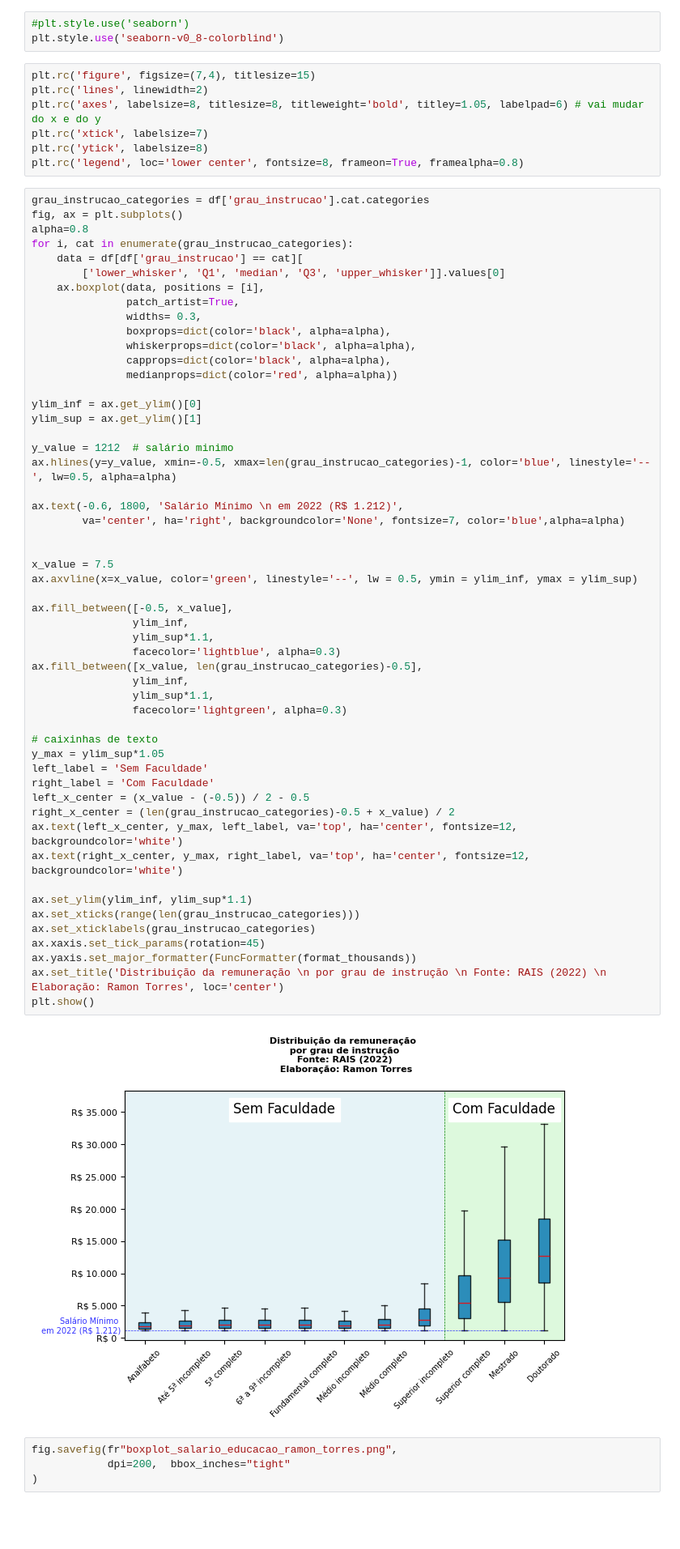
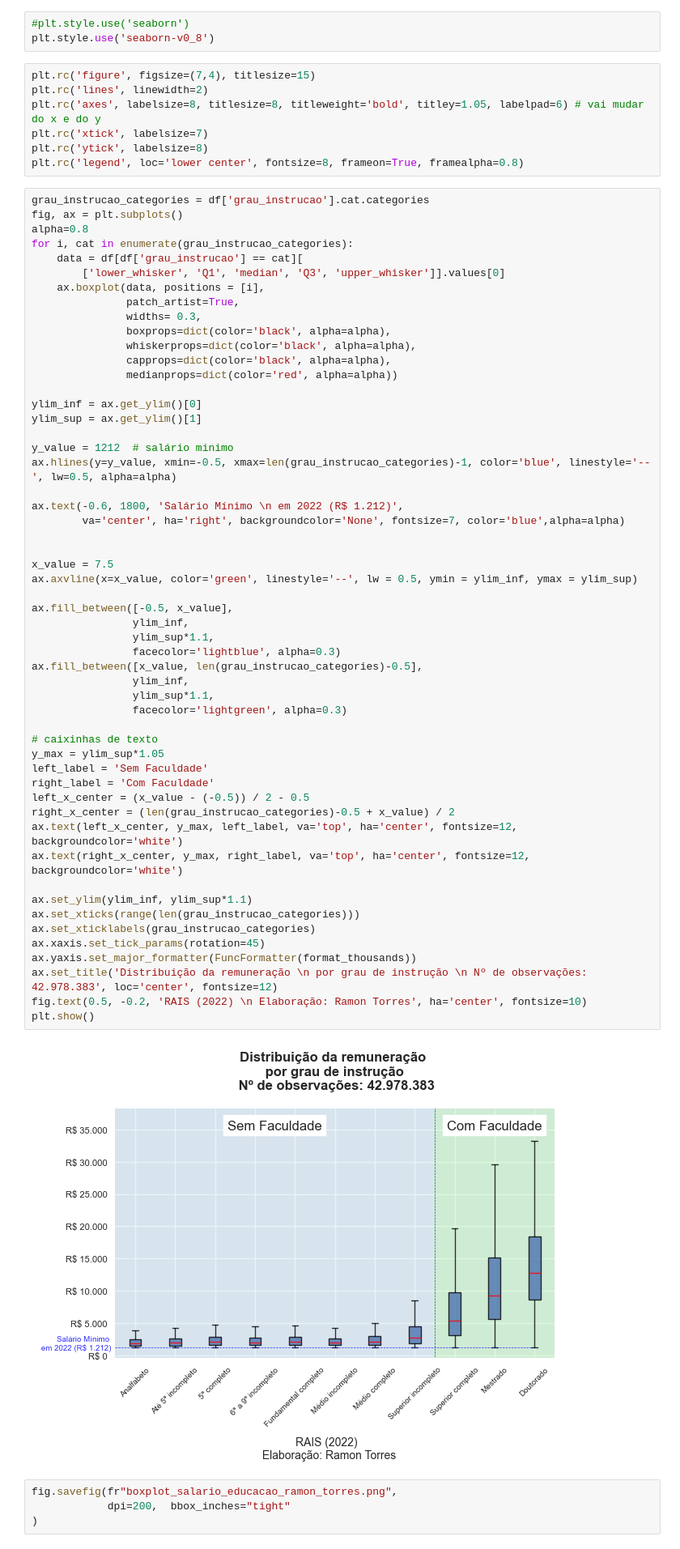
Before and after one commit to wagnerchagas/faculdade_vale_a_pena, a Jupyter notebook: faculdade_vale_a_pena_git.ipynb, the cells around one changed output. Shown at 81% size. Saved outputs shown, nothing was run; the diff lists cells and outputs as text; blank space fills up the shorter version.

```diff
--- a/faculdade_vale_a_pena_git.ipynb
+++ b/faculdade_vale_a_pena_git.ipynb
@@ -167,7 +183,7 @@ print(plt.style.available)
 ['Solarize_Light2', '_classic_test_patch', '_mpl-gallery', '_mpl-gallery-nogrid', 'bmh', 'classic', 'dark_background', 'fast', 'fivethirtyeight', 'ggplot', 'grayscale', 'seaborn-v0_8', 'seaborn-v0_8-b ...
 # %%
 #plt.style.use('seaborn')
-plt.style.use('seaborn-v0_8-colorblind')
+plt.style.use('seaborn-v0_8')
 # %%
 plt.rc('figure', figsize=(7,4), titlesize=15)
 plt.rc('lines', linewidth=2)
@@ -201,35 +217,36 @@ ax.text(-0.6, 1800, 'Salário Mínimo \n em 2022 (R$ 1.212)',
 
 
 x_value = 7.5
 ax.axvline(x=x_value, color='green', linestyle='--', lw = 0.5, ymin = ylim_inf, ymax = ylim_sup)
 
 ax.fill_between([-0.5, x_value],
                 ylim_inf,
                 ylim_sup*1.1,
                 facecolor='lightblue', alpha=0.3)
 ax.fill_between([x_value, len(grau_instrucao_categories)-0.5],
                 ylim_inf,
                 ylim_sup*1.1,
                 facecolor='lightgreen', alpha=0.3)
 
 # caixinhas de texto
 y_max = ylim_sup*1.05
 left_label = 'Sem Faculdade'
 right_label = 'Com Faculdade'
 left_x_center = (x_value - (-0.5)) / 2 - 0.5
 right_x_center = (len(grau_instrucao_categories)-0.5 + x_value) / 2
 ax.text(left_x_center, y_max, left_label, va='top', ha='center', fontsize=12, backgroundcolor='white')
 ax.text(right_x_center, y_max, right_label, va='top', ha='center', fontsize=12, backgroundcolor='white')
 
 ax.set_ylim(ylim_inf, ylim_sup*1.1)
 ax.set_xticks(range(len(grau_instrucao_categories)))
 ax.set_xticklabels(grau_instrucao_categories)
 ax.xaxis.set_tick_params(rotation=45)
 ax.yaxis.set_major_formatter(FuncFormatter(format_thousands))
-ax.set_title('Distribuição da remuneração \n por grau de instrução \n Fonte: RAIS (2022) \n Elaboração: Ramon Torres', loc='center')
+ax.set_title('Distribuição da remuneração \n por grau de instrução \n Nº de observações: 42.978.383', loc='center', fontsize=12)
+fig.text(0.5, -0.2, 'RAIS (2022) \n Elaboração: Ramon Torres', ha='center', fontsize=10)
 plt.show()
 # %% [output]
-[figure, old version]
+[figure, new version]
 # %%
 fig.savefig(fr"boxplot_salario_educacao_ramon_torres.png",
             dpi=200,  bbox_inches="tight"
```
Also changed, not shown: parts of 1 cell of this notebook.
